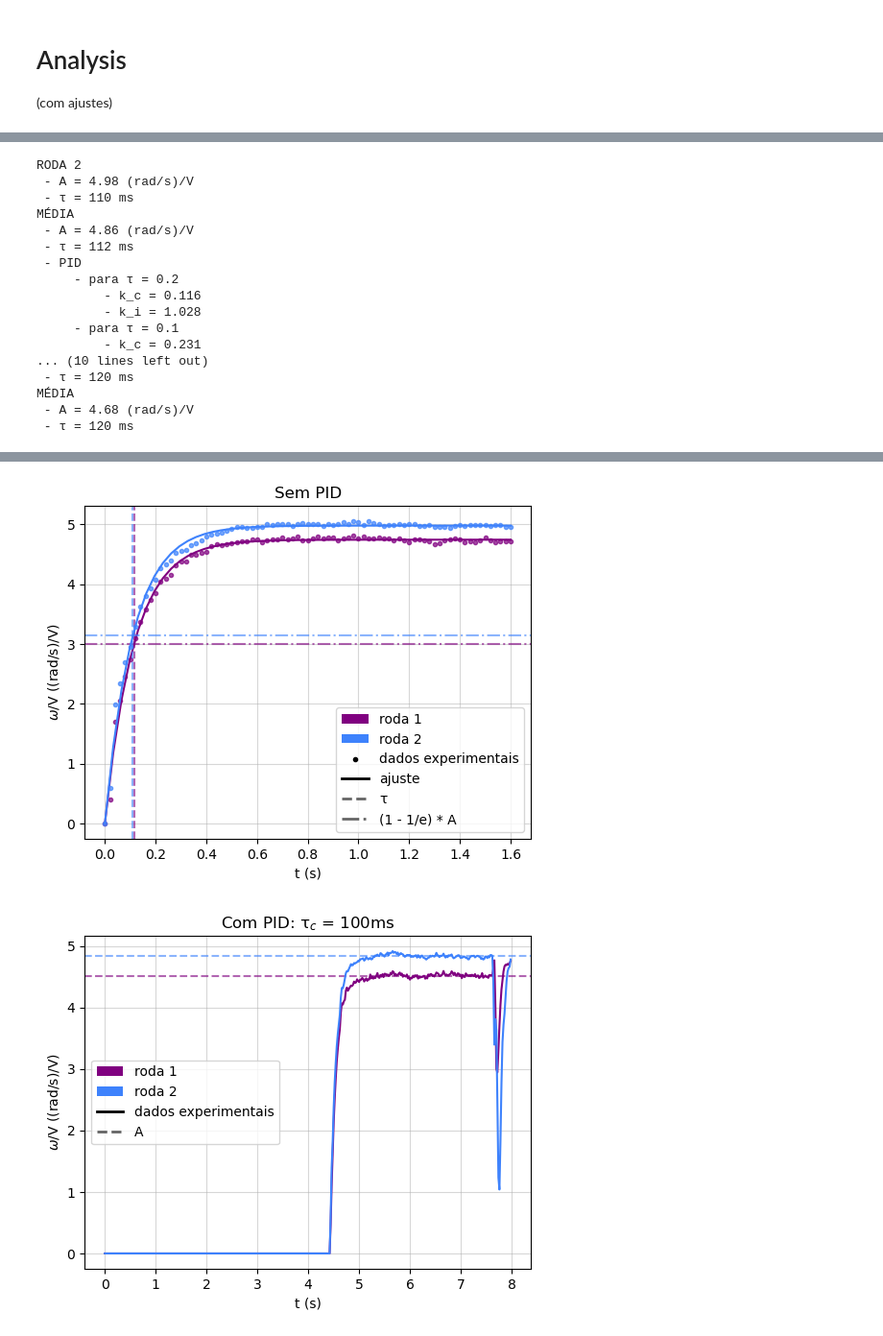
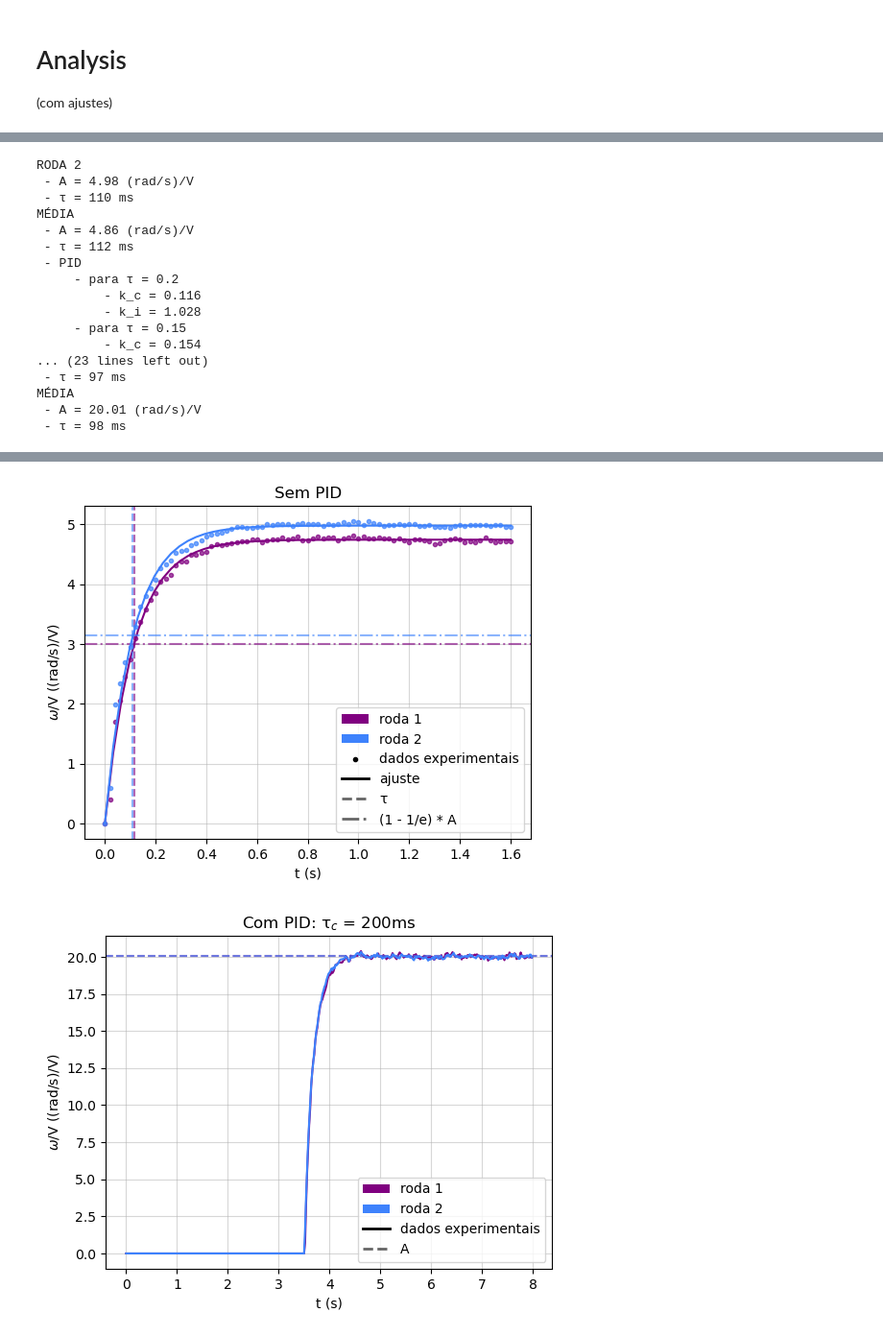
Before and after one commit to sergisousa/Robotica2026, a Jupyter notebook: Cálculo PID/PID.ipynb, the cells around one changed output, grey strips where cells are left out. Shown at 96% size. Drawn from its saved outputs; the diff is of its cells as text; code cells hidden in the pictures.

```diff
--- a/Cálculo PID/PID.ipynb
+++ b/Cálculo PID/PID.ipynb
@@ -12,7 +12,7 @@ from scipy.stats import linregress
 This is the stuff we adapt according to our files and what we want for our plots
 # %%
 # CONSTANTS
-tau_ts = [0.2, 0.1] # response time desired after applying PID
+tau_ts = [0.2, 0.150] # response time desired after applying PID
 V = 4.6 # voltage applied
 
 # PATHS
@@ -21,18 +21,19 @@ im_dir = Path('../../Imagens')
 im_dir.mkdir(parents = True, exist_ok = True)
 
 # FILES
-files = ['Log_dt20_2.txt', 'Log_pid_dt20_4V.txt']
-names = ['Sem PID', r'Com PID: τ$_c$ = 100ms'] # labels for the dictionary - nao pode ter .
+files = ['Log_dt20_2.txt', 'Log_dt20_PID200.txt', 'Log_dt20_PID150.txt']
+names = ['Sem PID', r'Com PID: τ$_c$ = 200ms', r'Com PID: τ$_c$ = 150ms'] # labels for the dictionary - nao pode ter .
 
 # STUFF FOR ANALYSIS
-n_start = [267, 221]
-n_A_min = [348, 302]
-n_A_max = [400, -35]
-PID_bol = [0, 1] # 1 was PID is already applied when the data was collected, 0 otherwhise
+n_start = [267, 175, 44]
+n_end = [348, 256, 125]
+n_u_start = [268, 300, 100]
+n_u_end = [-1, -1, 200]
+PID_bol = [0, 1, 1] # 1 was PID is already applied when the data was collected, 0 otherwhise
 
 
 # PRETTY COLORS
-plot_colors = ['purple', 'xkcd:dodger blue', 'yellowgreen', 'darkorange', 'xkcd:dull red']
+plot_colors = ['purple', 'xkcd:dodger blue', 'yellowgreen', 'darkorange', 'xkcd:dull red', 'gray']
 grid_color = 'lightgray'
 # %% [markdown]
 # Load data
@@ -51,8 +52,9 @@ for i, f in enumerate(files):
     u1 = d[1]
     u2 = d[2]
 
-    d[3] /= np.max(u1)
-    d[4] /= np.max(u2)
+    if PID_bol[i] == 0:
+        d[3] /= np.mean(u1[n_u_start[i]:n_u_end[i]])
+        d[4] /= np.mean(u2[n_u_start[i]:n_u_end[i]])
 
     # check voltage is correct
     ax_u.plot(t, u1, color = plot_colors[2*i - 1] , label = f'Roda 1 - {names[i]}')
@@ -76,7 +79,7 @@ for i, key in enumerate(data):
     print(key)
     d = data[key]
     t = d[0]
-    t_corr = t[n_start[i]:n_A_min[i]].copy()
+    t_corr = t[n_start[i]:n_end[i]].copy()
     t_corr -= t_corr[0]
     w1 = d[3]
     w2 = d[4]
@@ -130,7 +133,7 @@ for i, key in enumerate(data):
 
     for j, w in enumerate(ws):
         # dava pra simplificar isto tudo mas fiz mais tarde e tive preguiça
-        w_corr = w[n_start[i]:n_A_min[i]]
+        w_corr = w[n_start[i]:n_end[i]]
         pars, cov = curve_fit(wv, t_corr, w_corr, maxfev=10000)
         taus[j], As[j] = pars
         A_tau = (1 - 1/np.e)*As[j]
@@ -173,37 +176,37 @@ for i, key in enumerate(data):
     if PID_bol[i] == 0: # if no PID we will determine it
         print(' - PID')
         for k, tau_t in enumerate(tau_ts):
             print(f'     - para τ = {tau_t}')
 
             kc = tau/(tau_t * A)
             print(f"         - k_c = {kc:.3f}")
 
             ki = kc/tau
             print(f"         - k_i = {ki:.3f}")
 
     print('\n\n')
 # %% [output]
 Sem PID
 RODA 1
  - A = 4.74 (rad/s)/V
  - τ = 115 ms
 RODA 2
  - A = 4.98 (rad/s)/V
  - τ = 110 ms
 MÉDIA
  - A = 4.86 (rad/s)/V
  - τ = 112 ms
  - PID
      - para τ = 0.2
          - k_c = 0.116
          - k_i = 1.028
-     - para τ = 0.1
-         - k_c = 0.231
-... (10 lines left out)
- - τ = 120 ms
+     - para τ = 0.15
+         - k_c = 0.154
+... (23 lines left out)
+ - τ = 97 ms
 MÉDIA
- - A = 4.68 (rad/s)/V
- - τ = 120 ms
+ - A = 20.01 (rad/s)/V
+ - τ = 98 ms
 [figure]
 [figure]
-[figure, old version]
+[figure, new version]
```
Also changed, not shown: parts of 2 cells of this notebook, 2 other files.
